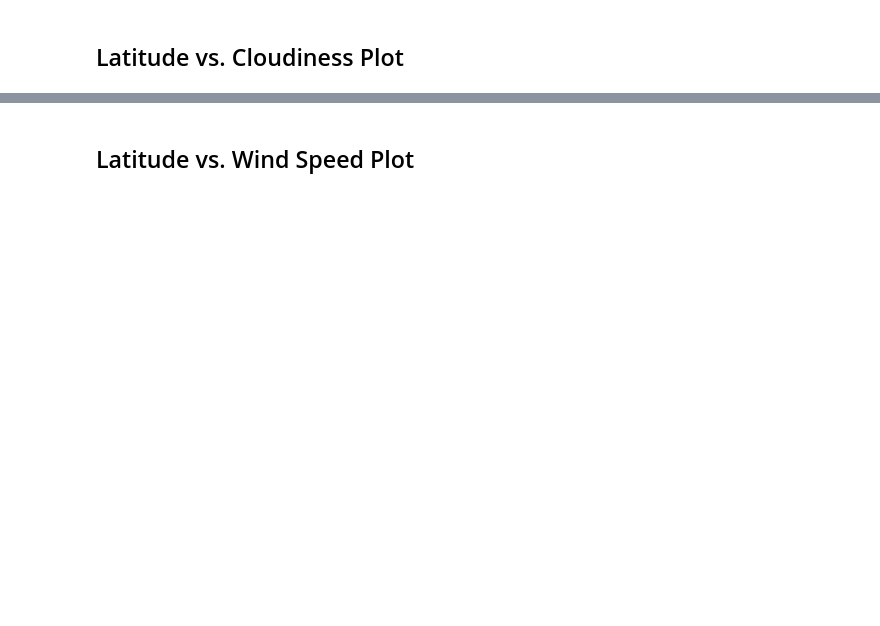
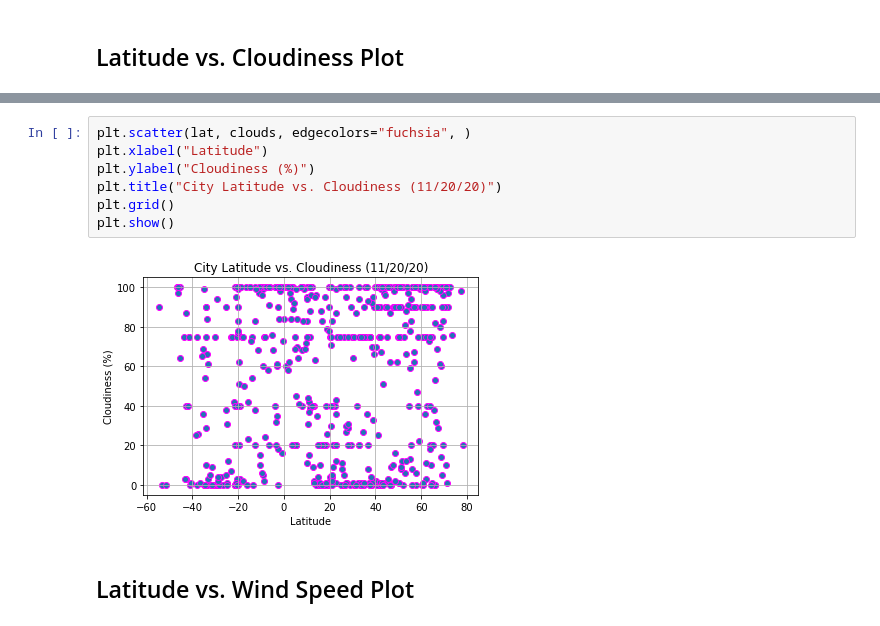
Before and after one commit to Travbz/python-api-challenge, a Jupyter notebook: WeatherPy.ipynb, the cells around one changed output, grey strips where cells are left out. Cells and saved outputs as stored; diff of their text form; blank space fills up the shorter version.

```diff
--- a/WeatherPy.ipynb
+++ b/WeatherPy.ipynb
@@ -147,2 +229,11 @@ Int64Index([], dtype='int64')
+# %%
+plt.scatter(lat, clouds, edgecolors="fuchsia", )
+plt.xlabel("Latitude")
+plt.ylabel("Cloudiness (%)")
+plt.title("City Latitude vs. Cloudiness (11/20/20)")
+plt.grid()
+plt.show()
+# %% [output]
+[figure, added]
 # %% [markdown]
 ## Latitude vs. Wind Speed Plot
```
Also changed, not shown: parts of 31 cells of this notebook, 1 other file.
